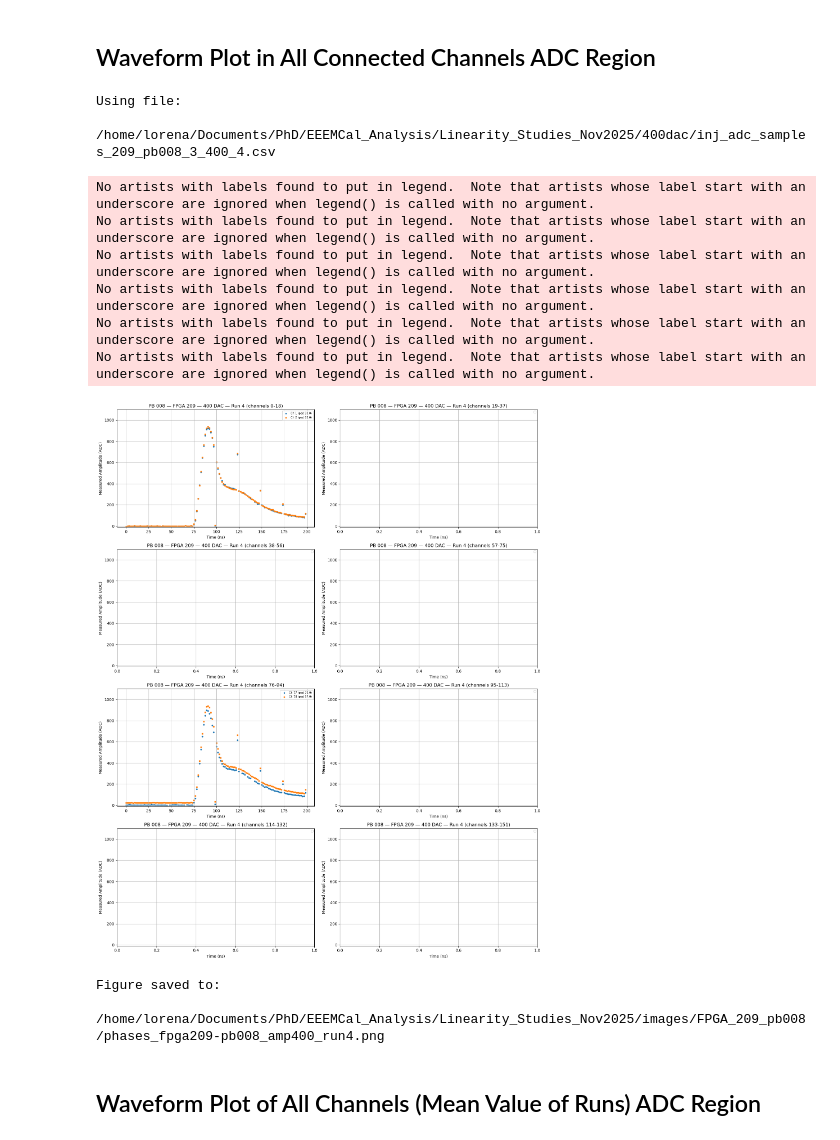
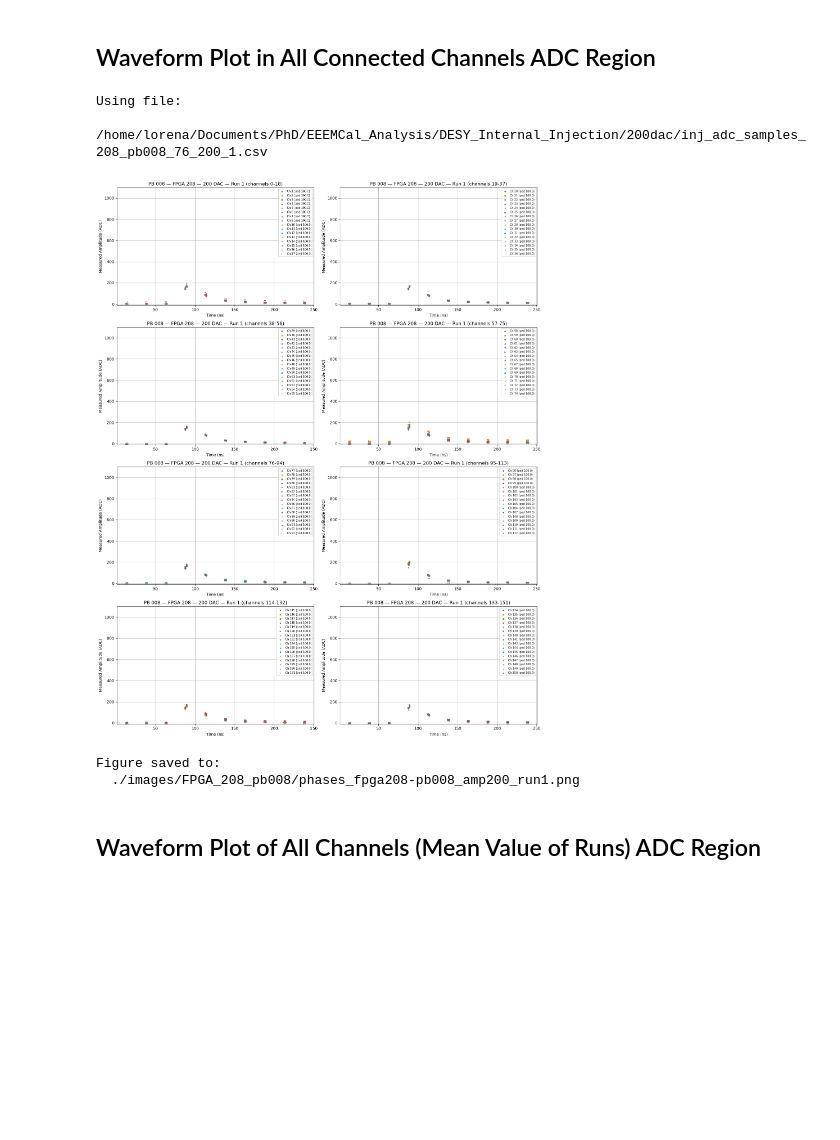
Before and after one commit to nlbucurur/EEEMCal_Analysis, a Jupyter notebook: DESY_Internal_Injection/Characterization_ADC_ToT_Region.ipynb, the cells around one changed output. Drawn from its saved outputs; the diff is of its cells as text; code cells hidden in the pictures; blank space fills up the shorter version.

Commit message:
🚧 DESY analysis (work in progress)

```diff
--- a/DESY_Internal_Injection/Characterization_ADC_ToT_Region.ipynb
+++ b/DESY_Internal_Injection/Characterization_ADC_ToT_Region.ipynb
@@ -45,15 +45,11 @@ color_list = [
 num_groups = 8
 files_per_group = 19
 
-# === Configuration for ADC===
-injected_channels_per_asic = 3 # also for ToT
-# injected_channels_per_asic = 76 # also for ToT
-
 CONFIG = {
-    "base_path": "/home/eic/Documents/internalinjection/PedestalStudies_InternalInjection_Oct2025/DESY_Internal_Injection",
-    # "base_path": "/home/lorena/Documents/PhD/EEEMCal_Analysis/DESY_Internal_Injection",
+    # "base_path": "/home/eic/Documents/internalinjection/PedestalStudies_InternalInjection_Oct2025/DESY_Internal_Injection",
+    "base_path": "/home/lorena/Documents/PhD/EEEMCal_Analysis/DESY_Internal_Injection",
     # "amplitudes": [100, 200, 300, 400],
-    "amplitudes": [100],
+    "amplitudes": [100, 200],
     "fpga_pb_pairs": [
         ("208", "008"),
         ("209", "03"),
@@ -65,8 +61,8 @@ CONFIG = {
 
 # === Configuration for ToT ===
 CONFIG_TOT = {
-    "base_path": "/home/eic/Documents/internalinjection/PedestalStudies_InternalInjection_Oct2025/DESY_Internal_Injection",
-    # "base_path": "/home/lorena/Documents/PhD/EEEMCal_Analysis/DESY_Internal_Injection",
+    # "base_path": "/home/eic/Documents/internalinjection/PedestalStudies_InternalInjection_Oct2025/DESY_Internal_Injection",
+    "base_path": "/home/lorena/Documents/PhD/EEEMCal_Analysis/DESY_Internal_Injection",
     "amplitudes": [400, 450, 925, 1135, 1345, 1450, 1555, 1765, 1975],
     "fpga_pb_pairs": [
         ("208", "008"),
@@ -80,6 +76,10 @@ CONFIG_TOT = {
 ###############################################################
 ## Pedestal map function (with fallback) per (FPGA, PB) pair ##
 ###############################################################
+
+# === Configuration for ADC===
+# injected_channels_per_asic = 3 # also for ToT
+injected_channels_per_asic = 76 # also for ToT
 
 # ========= Load pedestal CSV and build channel → pedestal map =========
 # PEDESTAL_CSV = "/home/lorena/Documents/PhD/EEEMCal_Analysis/Linearity_Studies_Nov2025/pedestals/pedestals_HV_modified_FPGA208_209.csv"
@@ -133,7 +133,7 @@ def get_pedestal_map_by_pair_id(pair_id):
 
 # ========= Choices ADC plot per run =========
 pair_id = 0                # 0 → (208,06), 1 → (209,008)
-injected_amplitude = 100    # amplitude to plot
+injected_amplitude = 200    # amplitude to plot
 run_number = 1              # 1
 
 # ========= Extract FPGA–PB pair from CONFIG =========
@@ -357,44 +344,38 @@ for group_id in range(num_groups):
             marker=markers[marker_index % len(markers)],
             s=10
         )
         marker_index += 1
 
     ax.set_title(
         f'PB {pb_adc} — FPGA {fpga_adc} — {injected_amplitude} DAC — Run {run_number} '
         f'(channels {first_channel}-{last_channel-1})'
     )
     ax.set_xlabel('Time (ns)')
     ax.set_ylabel('Measured Amplitude (ADC)')
     ax.set_ylim(-10, 1100)
     ax.grid(True)
     ax.legend(fontsize='x-small', markerscale=0.9)
 
 plt.tight_layout()
 plt.show()
 
 # ========= Save figure =========
-output_dir = f'/home/lorena/Documents/PhD/EEEMCal_Analysis/Linearity_Studies_Nov2025/images/FPGA_{fpga_adc}_pb{pb_adc}'
+output_dir = f'./images/FPGA_{fpga_adc}_pb{pb_adc}'
 os.makedirs(output_dir, exist_ok=True)
 
 output_path = os.path.join(
     output_dir,
     f'phases_fpga{fpga_adc}-pb{pb_adc}_amp{injected_amplitude}_run{run_number}.png'
 )
 
 fig.savefig(output_path, dpi=200)
 print(f"Figure saved to:\n  {output_path}")
 # %% [output]
 Using file:
-  /home/lorena/Documents/PhD/EEEMCal_Analysis/Linearity_Studies_Nov2025/400dac/inj_adc_samples_209_pb008_3_400_4.csv
+  /home/lorena/Documents/PhD/EEEMCal_Analysis/DESY_Internal_Injection/200dac/inj_adc_samples_208_pb008_76_200_1.csv
+[figure, new version]
-No artists with labels found to put in legend.  Note that artists whose label start with an underscore are ignored when legend() is called with no argument.
-No artists with labels found to put in legend.  Note that artists whose label start with an underscore are ignored when legend() is called with no argument.
-No artists with labels found to put in legend.  Note that artists whose label start with an underscore are ignored when legend() is called with no argument.
-No artists with labels found to put in legend.  Note that artists whose label start with an underscore are ignored when legend() is called with no argument.
-No artists with labels found to put in legend.  Note that artists whose label start with an underscore are ignored when legend() is called with no argument.
-No artists with labels found to put in legend.  Note that artists whose label start with an underscore are ignored when legend() is called with no argument.
+Figure saved to:
+  ./images/FPGA_208_pb008/phases_fpga208-pb008_amp200_run1.png
-[figure, old version]
-Figure saved to:
-  /home/lorena/Documents/PhD/EEEMCal_Analysis/Linearity_Studies_Nov2025/images/FPGA_209_pb008/phases_fpga209-pb008_amp400_run4.png
 # %% [markdown]
 ## Waveform Plot of All Channels (Mean Value of Runs) ADC Region
 # %%
```
Also changed, not shown: parts of 1 cell of this notebook, 3 other files.
